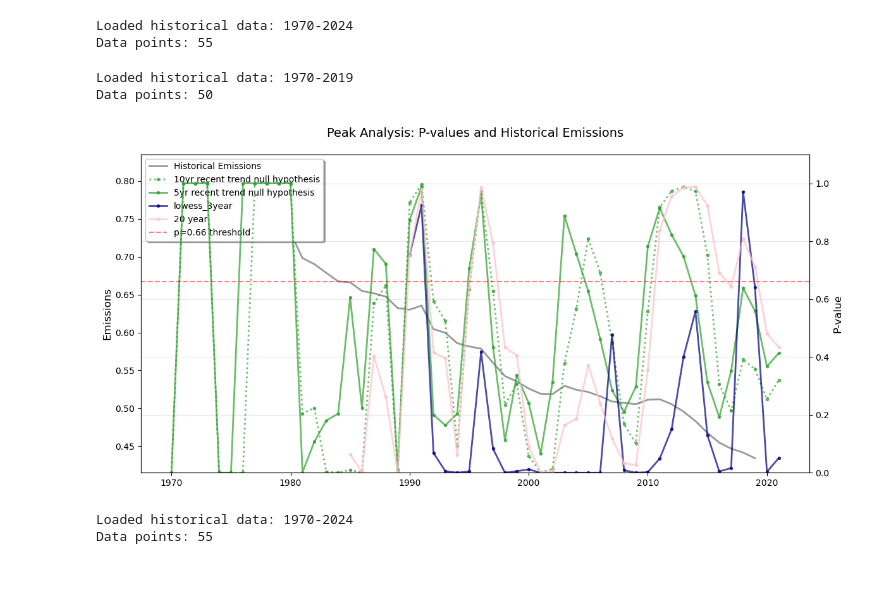
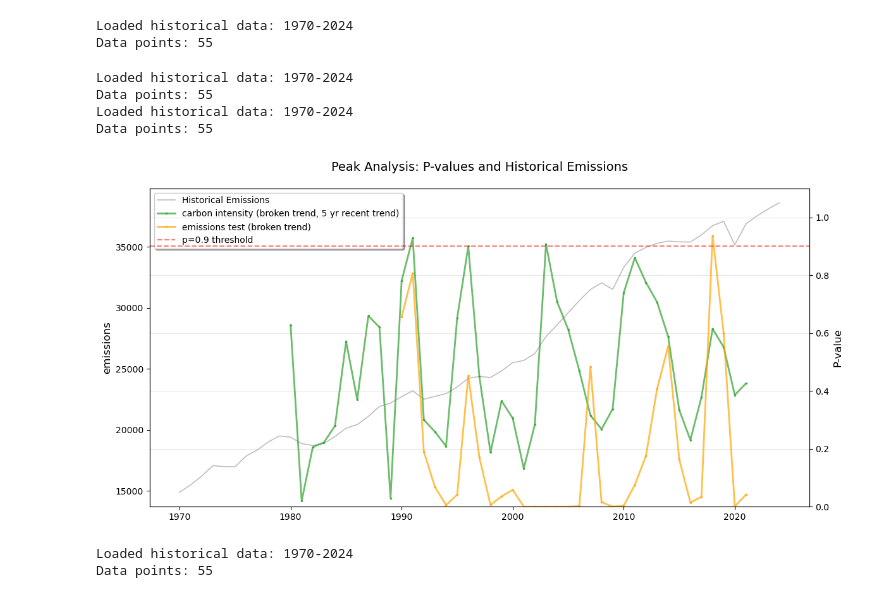
Before and after one commit to nezzag/peaking_test, a Jupyter notebook: notebooks/peaker_historical_tests_clean.ipynb, the cells around one changed output. Saved outputs shown, nothing was run; the diff lists cells and outputs as text; code cells hidden in the pictures.

Commit message:
updating carbon intensity and making test data consistent in tests

```diff
--- a/notebooks/peaker_historical_tests_clean.ipynb
+++ b/notebooks/peaker_historical_tests_clean.ipynb
@@ -242,7 +242,7 @@ Using AR(1) noise generator with φ=0.43, mean=0.000, sigma=468.164
 # %%
 
 
-def plot_peak_analysis(historical_data, pdf_results, threshold=0.66,
+def plot_peak_analysis(historical_data, pdf_results, variable= 'emissions', threshold=0.66,
                        figsize=(12, 6), savepath=None):
     """
     Plot peak analysis with historical emissions and multiple p-value time series.
@@ -259,6 +259,8 @@ def plot_peak_analysis(historical_data, pdf_results, threshold=0.66,
         - 'marker': str, marker style (optional, default 'o')
         - 'linestyle': str, line style (optional, default '-')
         - 'markersize': int, marker size (optional, default 3)
+    variable: str
+        'emissions' or 'carbon intensity'
     threshold : float
         P-value threshold to plot as horizontal line (default 0.66)
     figsize : tuple
@@ -286,9 +288,9 @@ def plot_peak_analysis(historical_data, pdf_results, threshold=0.66,
     fig, ax1 = plt.subplots(figsize=figsize)
 
     # Plot emissions on the first y-axis
-    ax1.set_ylabel('Emissions', color='black', fontsize=12)
+    ax1.set_ylabel(variable, color='black', fontsize=12)
     ax1.plot(historical_data.year, historical_data.emissions,
-             color='gray', linewidth=2, label='Historical Emissions', alpha=0.8)
+             color='gray', linewidth=1.2, label='Historical Emissions', alpha=0.5)
     ax1.tick_params(axis='y', labelcolor='black')
 
     # Create 2nd y axis for p-values
@@ -580,49 +662,56 @@ Data points: 55
 # %%
 # Plotting p-values for each method
 ci_results_rt = pd.read_csv('results/historical_tests/carbon_intensity_historical_recent_trend_10.csv')
 ci_results_rt_5 = pd.read_csv('results/historical_tests/carbon_intensity_historical_recent_trend_5.csv')
+ci_results_rt_5_bt = pd.read_csv('results/historical_tests/carbon_intensity_historical_recent_trend_5_bt.csv')
 ci_results_rt_20 = pd.read_csv('results/historical_tests/carbon_intensity_historical_recent_trend_20.csv')
 
 pdf_results = [
-    {
-        'data': ci_results_rt,
-        'label': '10yr recent trend null hypothesis',
+    # {
+    #     'data': ci_results_rt,
+    #     'label': '10yr recent trend null hypothesis',
+    #     'color': 'tab:green',
+    #     'linestyle': 'dotted',
+    #     'marker': 'o',
+    # },
+        {
+        'data': ci_results_rt_5_bt,
+        'label': 'carbon intensity (broken trend, 5 yr recent trend)',
         'color': 'tab:green',
-        'linestyle': 'dotted',
-        'marker': 'o',
+        'marker': '.',
     },
         {
-        'data': ci_results_rt_5,
-        'label': '5yr recent trend null hypothesis',
-        'color': 'tab:green',
-        'marker': 'o',
+        'data': pdf_3year_m['broken_trend'],
+        'label': 'emissions test (broken trend)',
+        'color': 'orange',
+        'marker': '.'
     },
-        {
-        'data': pdf_3year_m['lowess'],
-        'label': 'lowess_3year',
-        'color': 'navy',
-        'marker': 'o'
-    },
-            {
-        'data': ci_results_rt_20,
-        'label': '20 year',
-        'color': 'pink',
-        'marker': 'o'
-    },
+    #         {
+    #     'data': ci_results_rt_20,
+    #     'label': '20 year',
+    #     'color': 'pink',
+    #     'marker': 'o'
+    # },
 ]
 
+hist_emissions = EmissionsPeakTest().load_historical_data('gcb_hist_co2.csv', "WLD", year_range = range(1970,2025)).historical_data
+hist_ci = EmissionsPeakTest().load_historical_data('carbon_intensity_gdp.csv', "WLD", year_range = range(1970,2025)).historical_data
 # Create the plot
 fig, axes = plot_peak_analysis(
-    EmissionsPeakTest().load_historical_data('carbon_intensity_gdp.csv',"WLD").historical_data,
+    hist_emissions,
     pdf_results,
-    threshold=0.66,
+    variable = 'emissions',
+    threshold=0.9,
     # savepath="../figures/historical_method_comparison.png"
 )
+
 plt.show()
 # %% [output]
-Loaded historical data: 1970-2019
-Data points: 50
+Loaded historical data: 1970-2024
+Data points: 55
+Loaded historical data: 1970-2024
+Data points: 55
-[figure, old version]
+[figure, new version]
 # %%
 # Plot p-values (carbon intensity)
 # Create figure and axis
```
Also changed, not shown: parts of 7 cells of this notebook, 3 other files.
